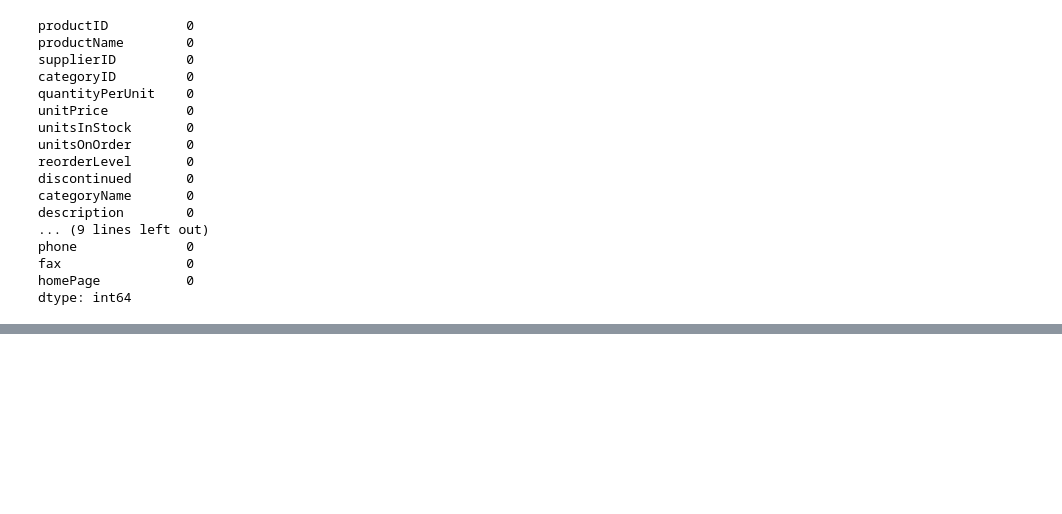
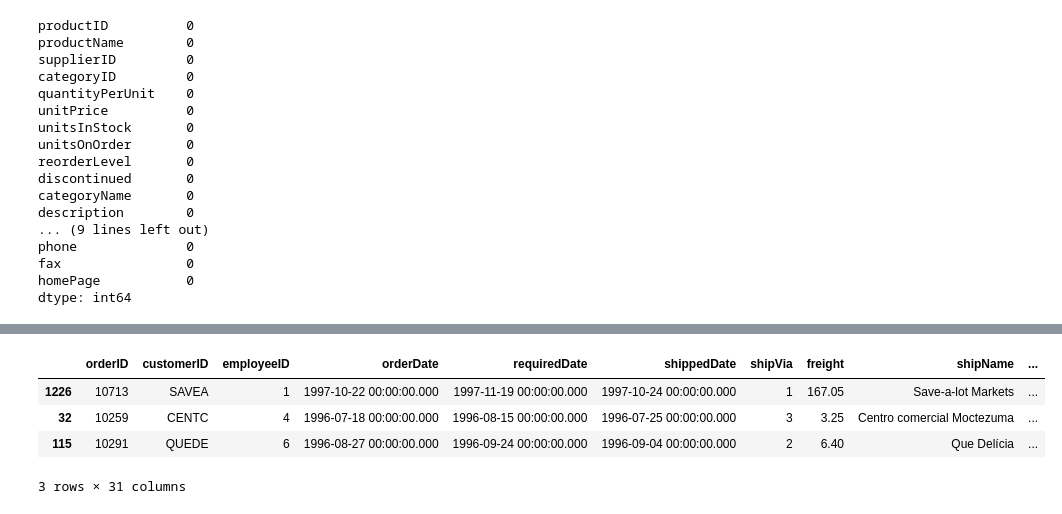
Before and after one commit to vb100/graphrag, a Jupyter notebook: code/ingestion.ipynb, the cells around one changed output, grey strips where cells are left out. Saved outputs shown, nothing was run; the diff lists cells and outputs as text; code cells hidden in the pictures; blank space fills up the shorter version.

```diff
--- a/code/ingestion.ipynb
+++ b/code/ingestion.ipynb
@@ -143,0 +242,21 @@ dtype: int64
+# %%
+order_order_detail_customer_df = pd.merge(order_order_detail_df,
+                                          customer_df,
+                                          on='customerID',
+                                          how='left'
+                                         )
+# %%
+order_order_detail_customer_shipper_df = pd.merge(order_order_detail_customer_df,
+                                                    shipper_df,
+                                                    left_on='shipVia',
+                                                    right_on='shipperID',
+                                                    how='left'
+                                                )
+
+order_order_detail_customer_shipper_df.sample(3)
+# %% [output]
+|  | orderID | customerID | employeeID | orderDate | requiredDate | shippedDate | shipVia | freight | shipName | ... |
+| 1226 | 10713 | SAVEA | 1 | 1997-10-22 00:00:00.000 | 1997-11-19 00:00:00.000 | 1997-10-24 00:00:00.000 | 1 | 167.05 | Save-a-lot Markets | ... |
+| 32 | 10259 | CENTC | 4 | 1996-07-18 00:00:00.000 | 1996-08-15 00:00:00.000 | 1996-07-25 00:00:00.000 | 3 | 3.25 | Centro comercial Moctezuma | ... |
+| 115 | 10291 | QUEDE | 6 | 1996-08-27 00:00:00.000 | 1996-09-24 00:00:00.000 | 1996-09-04 00:00:00.000 | 2 | 6.40 | Que Delícia | ... |
+3 rows × 31 columns
```
Also changed, not shown: parts of 28 cells of this notebook.
